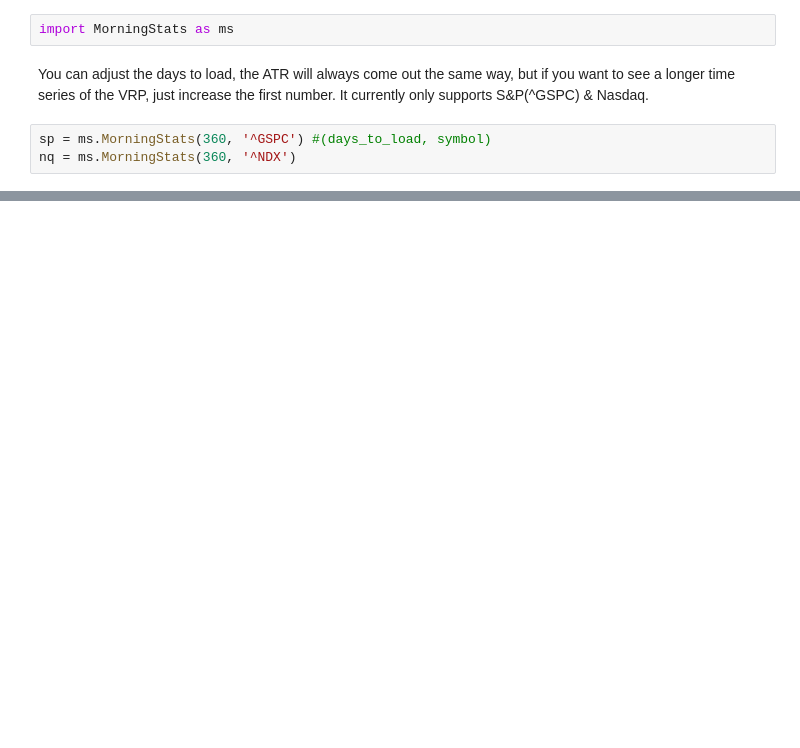
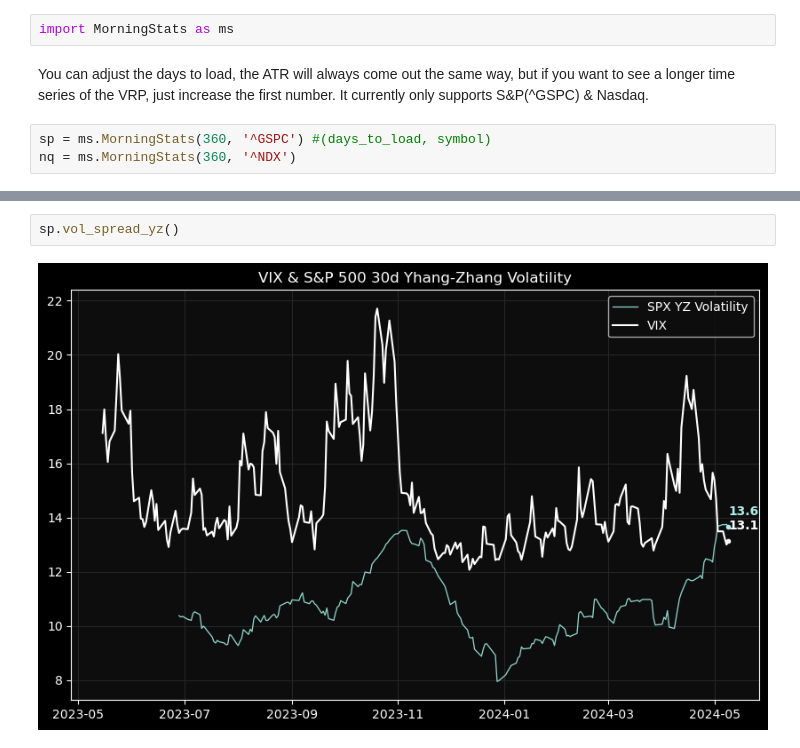
Before and after one commit to prestonf99/Volatility-ATR-Models, a Jupyter notebook: RunMS.ipynb, the cells around one changed output, grey strips where cells are left out. Drawn from its saved outputs; the diff is of its cells as text; blank space fills up the shorter version.

```diff
--- a/RunMS.ipynb
+++ b/RunMS.ipynb
@@ -37,0 +61,4 @@ nq.vol_spread()
+# %%
+sp.vol_spread_yz()
+# %% [output]
+[figure, added]
```
Also changed, not shown: parts of 17 cells of this notebook, 2 other files.
